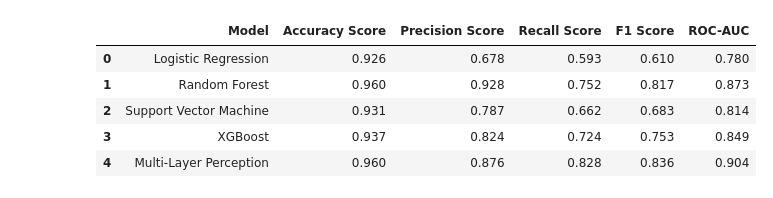
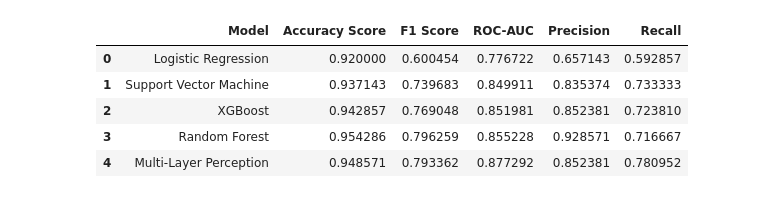
Before and after one commit to pandeyanuradha/Importance-of-SARS-CoV-2-Genomic-Surveillance-Mutations-and-Risk-Stratification, a Jupyter notebook: models/comparison/comparision run/Nested_Cross_ValidationF1score.ipynb, the cells around one changed output. Cells and saved outputs as stored; diff of their text form; code cells hidden in the pictures.

```diff
--- a/models/comparison/comparision run/Nested_Cross_ValidationF1score.ipynb
+++ b/models/comparison/comparision run/Nested_Cross_ValidationF1score.ipynb
@@ -300,36 +314,50 @@ svc
  0.7333333333333334]
 # %%
-headings = ['Model','Accuracy Score','Precision Score','Recall Score','F1 Score','ROC-AUC']
-data = [['Logistic Regression',0.926, 0.678, 0.593, 0.610,0.780], ['Random Forest',0.96,0.928,
- 0.752,
- 0.817,
- 0.873
- ], ['Support Vector Machine',
-0.931,
-                                                                                       0.787,
- 0.662,
- 0.683,
- 0.814,
- ],['XGBoost', 0.937,
-    0.824,
- 0.724,
- 0.753,
- 0.849,
- ],['Multi-Layer Perception',0.960,
-                 0.876,
- 0.828,
- 0.836,
- 0.904,
+headings = ['Model','Accuracy Score','F1 Score','ROC-AUC','Precision','Recall']
+data = [['Logistic Regression',
+  0.9199999999999999,
+ 0.600453514739229,
+ 0.7767221908526257,
+ 0.6571428571428571,
+ 0.5928571428571427
+ ],
+['Support Vector Machine',
+ 0.937142857142857,
+ 0.7396825396825397,
+ 0.8499112688553682,
+ 0.8353741496598639,
+ 0.7333333333333334
+ ],
+['XGBoost',
+ 0.9428571428571428,
+ 0.769047619047619,
+ 0.8519809900244683,
+ 0.8523809523809522,
+ 0.7238095238095238
+ ],
+['Random Forest',
+ 0.9542857142857143,
+ 0.7962585034013605,
+ 0.8552277432712215,
+ 0.9285714285714286,
+ 0.7166666666666667
+ ],
+['Multi-Layer Perception',
+ 0.9485714285714285,
+ 0.7933621933621933,
+ 0.8772922212363206,
+ 0.8523809523809522,
+ 0.780952380952381
  ]]
 df = pd.DataFrame(data, columns = headings)
 df
 # %% [output]
-|  | Model | Accuracy Score | Precision Score | Recall Score | F1 Score | ROC-AUC |
-| 0 | Logistic Regression | 0.926 | 0.678 | 0.593 | 0.610 | 0.780 |
-| 1 | Random Forest | 0.960 | 0.928 | 0.752 | 0.817 | 0.873 |
-| 2 | Support Vector Machine | 0.931 | 0.787 | 0.662 | 0.683 | 0.814 |
-| 3 | XGBoost | 0.937 | 0.824 | 0.724 | 0.753 | 0.849 |
-| 4 | Multi-Layer Perception | 0.960 | 0.876 | 0.828 | 0.836 | 0.904 |
+|  | Model | Accuracy Score | F1 Score | ROC-AUC | Precision | Recall |
+| 0 | Logistic Regression | 0.920000 | 0.600454 | 0.776722 | 0.657143 | 0.592857 |
+| 1 | Support Vector Machine | 0.937143 | 0.739683 | 0.849911 | 0.835374 | 0.733333 |
+| 2 | XGBoost | 0.942857 | 0.769048 | 0.851981 | 0.852381 | 0.723810 |
+| 3 | Random Forest | 0.954286 | 0.796259 | 0.855228 | 0.928571 | 0.716667 |
+| 4 | Multi-Layer Perception | 0.948571 | 0.793362 | 0.877292 | 0.852381 | 0.780952 |
 # %%
 import matplotlib.pyplot as plt
 plt.style.use('seaborn')
```
Also changed, not shown: parts of 19 cells of this notebook, 2 other files.
